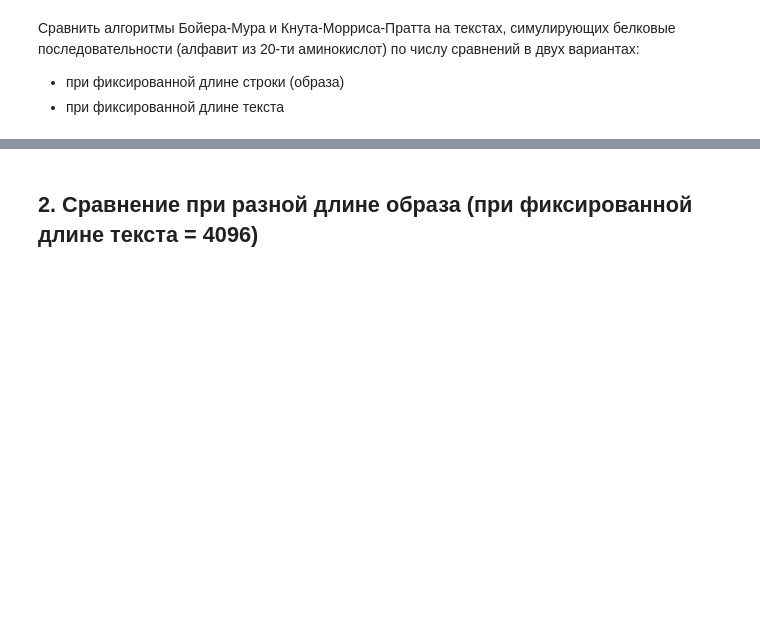
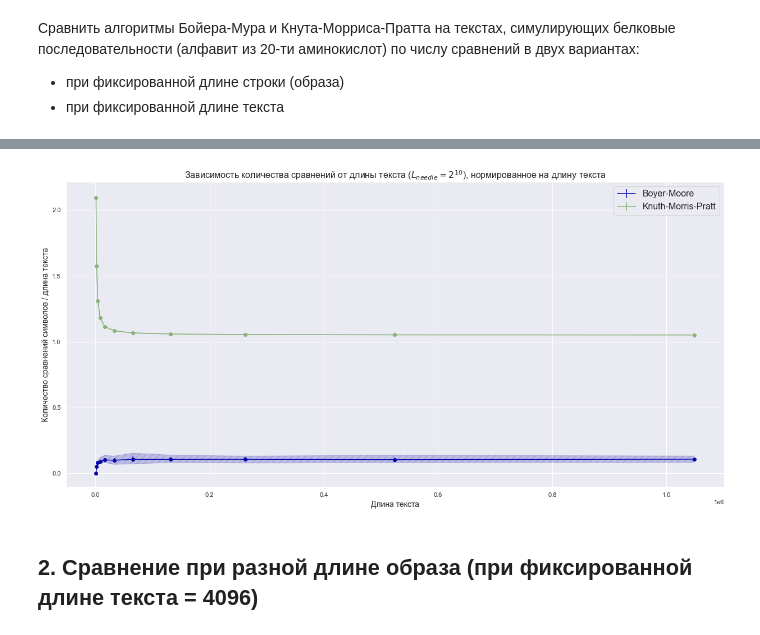
Before and after one commit to astromid/algorithms-structures-course, a Jupyter notebook: notebooks/task1.ipynb, the cells around one changed output, grey strips where cells are left out. Saved outputs shown, nothing was run; the diff lists cells and outputs as text; code cells hidden in the pictures; blank space fills up the shorter version.

```diff
--- a/notebooks/task1.ipynb
+++ b/notebooks/task1.ipynb
@@ -63,3 +63,27 @@ ax.set_ylabel('Количество сравнений символов', fontsi
+# %%
+norm_exp1_metrics = np.zeros_like(exp1_metrics).astype('float')
+for idx, length in enumerate(HAYSTACK_LENGTHS):
+    norm_exp1_metrics[idx, :] = exp1_metrics[idx, :] / length
+# %%
+norm_mean_exp1 = np.mean(norm_exp1_metrics, axis=1)
+norm_std_exp1 = np.std(norm_exp1_metrics, axis=1)
+norm_min_exp1 = np.min(norm_exp1_metrics, axis=1)
+norm_max_exp1 = np.max(norm_exp1_metrics, axis=1)
+# %%
+fig, ax = plt.subplots(1, 1, figsize=(21, 10))
+ax.errorbar(HAYSTACK_LENGTHS, norm_mean_exp1[:, 0], yerr=norm_std_exp1[:, 0], label='Boyer-Moore', color=sns.xkcd_rgb['royal blue'])
+ax.scatter(HAYSTACK_LENGTHS, norm_mean_exp1[:, 0], marker='o', color=sns.xkcd_rgb['royal blue'])
+ax.fill_between(HAYSTACK_LENGTHS, norm_max_exp1[:, 0], norm_min_exp1[:, 0], hatch='//', color=sns.xkcd_rgb['royal blue'], alpha=0.2)
+
+ax.errorbar(HAYSTACK_LENGTHS, norm_mean_exp1[:, 1], yerr=norm_std_exp1[:, 1], label='Knuth-Morris-Pratt', color=sns.xkcd_rgb['sage green'])
+ax.scatter(HAYSTACK_LENGTHS, norm_mean_exp1[:, 1], marker='o', color=sns.xkcd_rgb['sage green'])
+ax.fill_between(HAYSTACK_LENGTHS, norm_max_exp1[:, 1], norm_min_exp1[:, 1], hatch='//', color=sns.xkcd_rgb['sage green'], alpha=0.2)
+ax.legend(fontsize=16)
+ax.set_title('Зависимость количества сравнений от длины текста ($L_{needle} = 2^{10}$), нормированное на длину текста', fontsize=16)
+ax.set_xlabel('Длина текста', fontsize=14)
+ax.set_ylabel('Количество сравнений символов / длина текста', fontsize=14);
+# %% [output]
+[figure, added]
 # %% [markdown]
 ## 2. Сравнение при разной длине образа (при фиксированной длине текста = 4096)
 # %%
```
Also changed, not shown: parts of 8 cells of this notebook, 10 other files.
